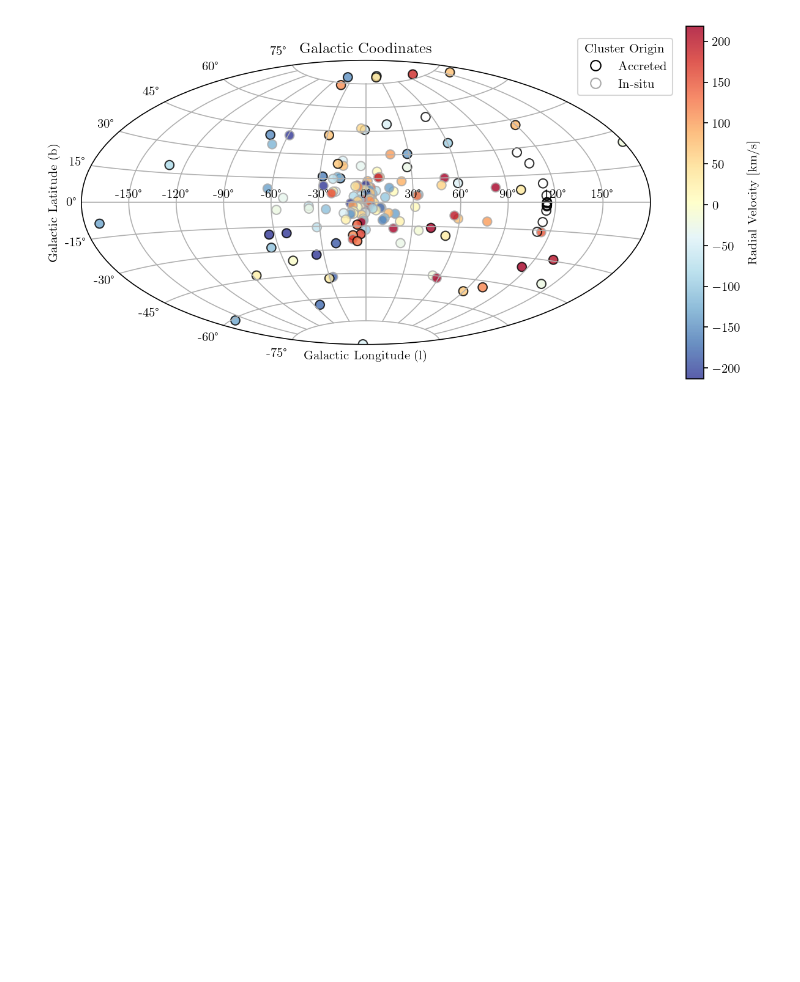
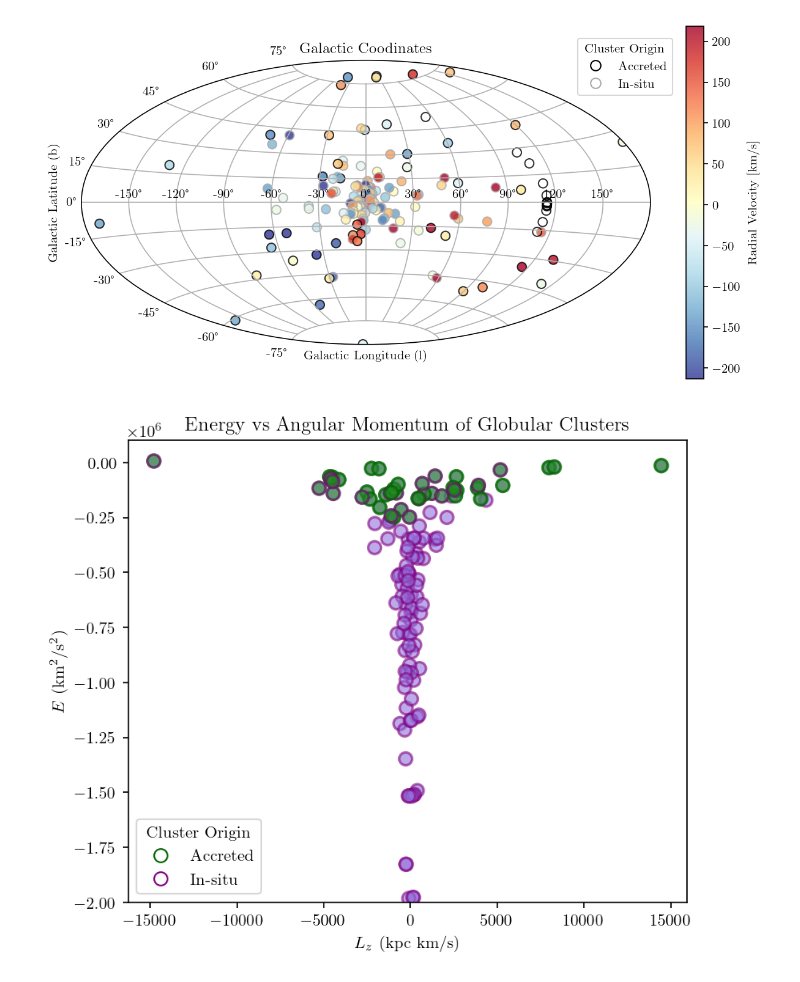
Before and after one commit to sleepdepr1ved/PHYS3116_Team, a Jupyter notebook: PHYS3116_Main_Code.ipynb, the cells around one changed output. Cells and saved outputs as stored; diff of their text form; code cells hidden in the pictures; blank space fills up the shorter version.

```diff
--- a/PHYS3116_Main_Code.ipynb
+++ b/PHYS3116_Main_Code.ipynb
@@ -341,3 +361,38 @@ plt.show()
 # red is red shifted (moving away from us)
 # %% [output]
 [figure]
+# %%
+# Energy vs Angular Momentum
+merged_harris = pd.merge(harris_p1, harris_p3, on='Object')
+
+# Constants (assuming certain values for the Galaxy)
+G = 4.30091e-6  # Gravitational constant in kpc (km/s)^2 / Msun
+M_gal = 6e11    # Approximate mass of the Milky Way in solar masses
+
+# Calculate total energy (approximate)
+merged_harris['E'] = -G * M_gal / merged_harris['R_gc'] + 0.5 * merged_harris['v_r']**2
+# Calculate z-component of angular momentum
+merged_harris['Lz'] = merged_harris['R_gc'] * merged_harris['v_r']
+
+accreted = merged_harris[harris_acc]
+# edge colors for accreted and in situ
+edge_colors = np.where(harris_accreted, 'darkgreen', 'purple')  # black = accreted, purple = in-situ
+
+# legend for edge colors
+legend_handles = [
+    plt.Line2D([], [], marker='o', color='w', markeredgecolor='darkgreen', markersize=8, label='Accreted'),
+    plt.Line2D([], [], marker='o', color='w', markeredgecolor='purple', markersize=8, label='In-situ')
+]
+
+# plot E vs Lz
+plt.figure(figsize=(6, 5))
+plt.scatter(merged_harris['Lz'], merged_harris['E'], c='mediumpurple', s=60, alpha=0.6, ec=edge_colors, lw=1.5)
+plt.scatter(accreted['Lz'], accreted['E'], c='forestgreen', s=60, alpha=0.6, ec=edge_colors, lw=1.5)
+plt.xlabel(r'$L_z$ (kpc km/s)')
+plt.ylabel(r'$E$ (km$^2$/s$^2$)')
+plt.title('Energy vs Angular Momentum of Globular Clusters')
+plt.ylim(-2e6, 0.1e6)
+plt.legend(handles=legend_handles, loc='best', title='Cluster Origin')
+plt.show()
+# %% [output]
+[figure, added]
```
Also changed, not shown: parts of 6 cells of this notebook.
